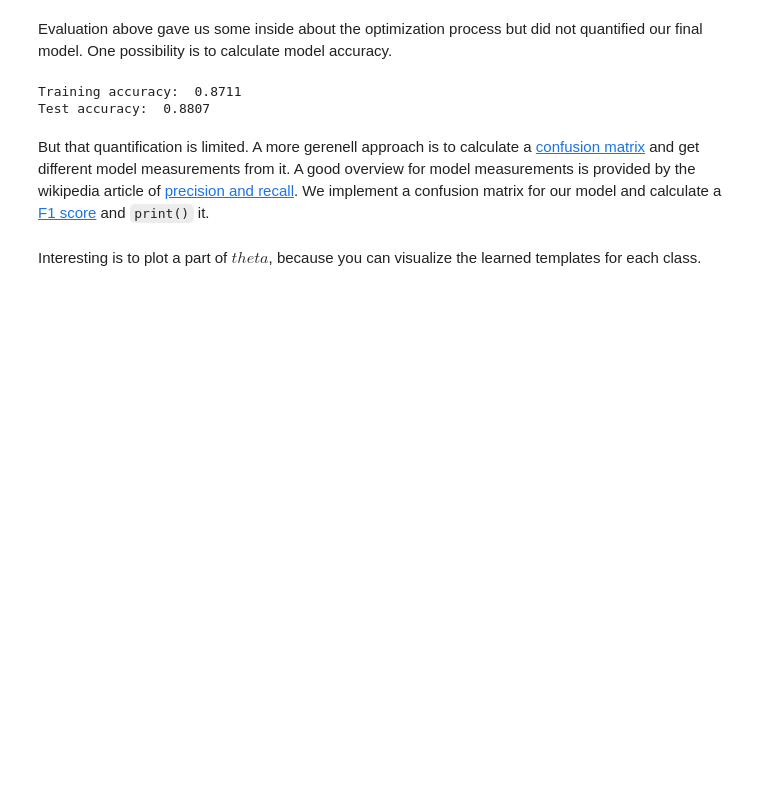
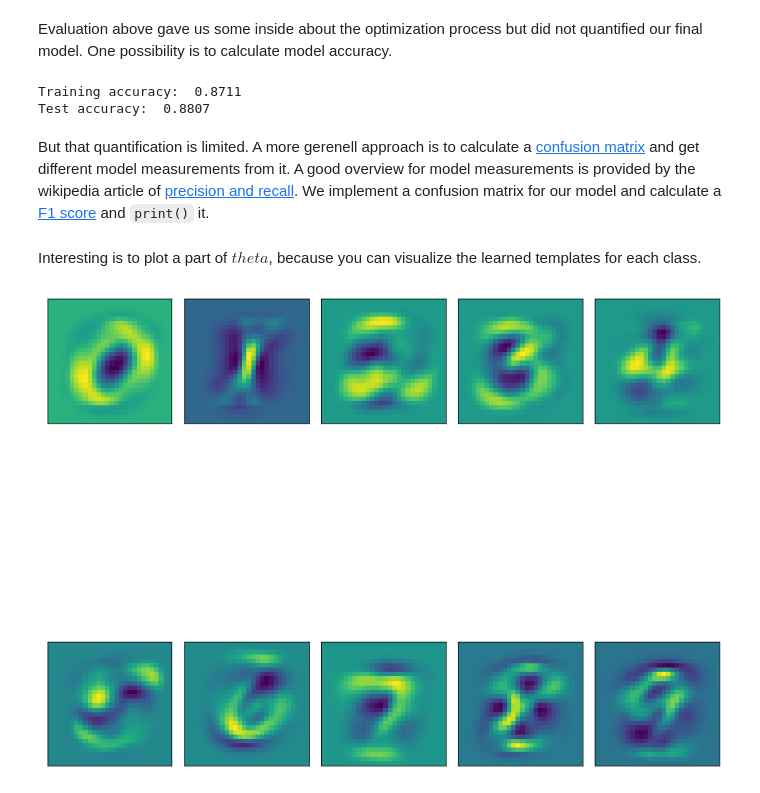
Before and after one commit to LeoRoi/cnn, a Jupyter notebook: exercise_softmax-classifier.ipynb, the cells around one changed output. Cells and saved outputs as stored; diff of their text form; code cells hidden in the pictures; blank space fills up the shorter version.

```diff
--- a/exercise_softmax-classifier.ipynb
+++ b/exercise_softmax-classifier.ipynb
@@ -404,4 +406,15 @@ def f1Score(confMatrix):
     ############################################
 # %% [markdown]
 Interesting is to plot a part of $theta$, because you can visualize the learned templates for each class.
+# %%
+fig, axes = plt.subplots(2, 5, figsize=(14, 14),
+    subplot_kw={'xticks':[], 'yticks':[]},
+    gridspec_kw=dict(hspace=0.1, wspace=0.1))
+
+for i, ax in enumerate(axes.flat):
+    ax.imshow(np.reshape(opt_model[:, i], [28, 28]))
+
+plt.show()
+# %% [output]
+[figure, added]
 # %%
```
Also changed, not shown: parts of 4 cells of this notebook.
